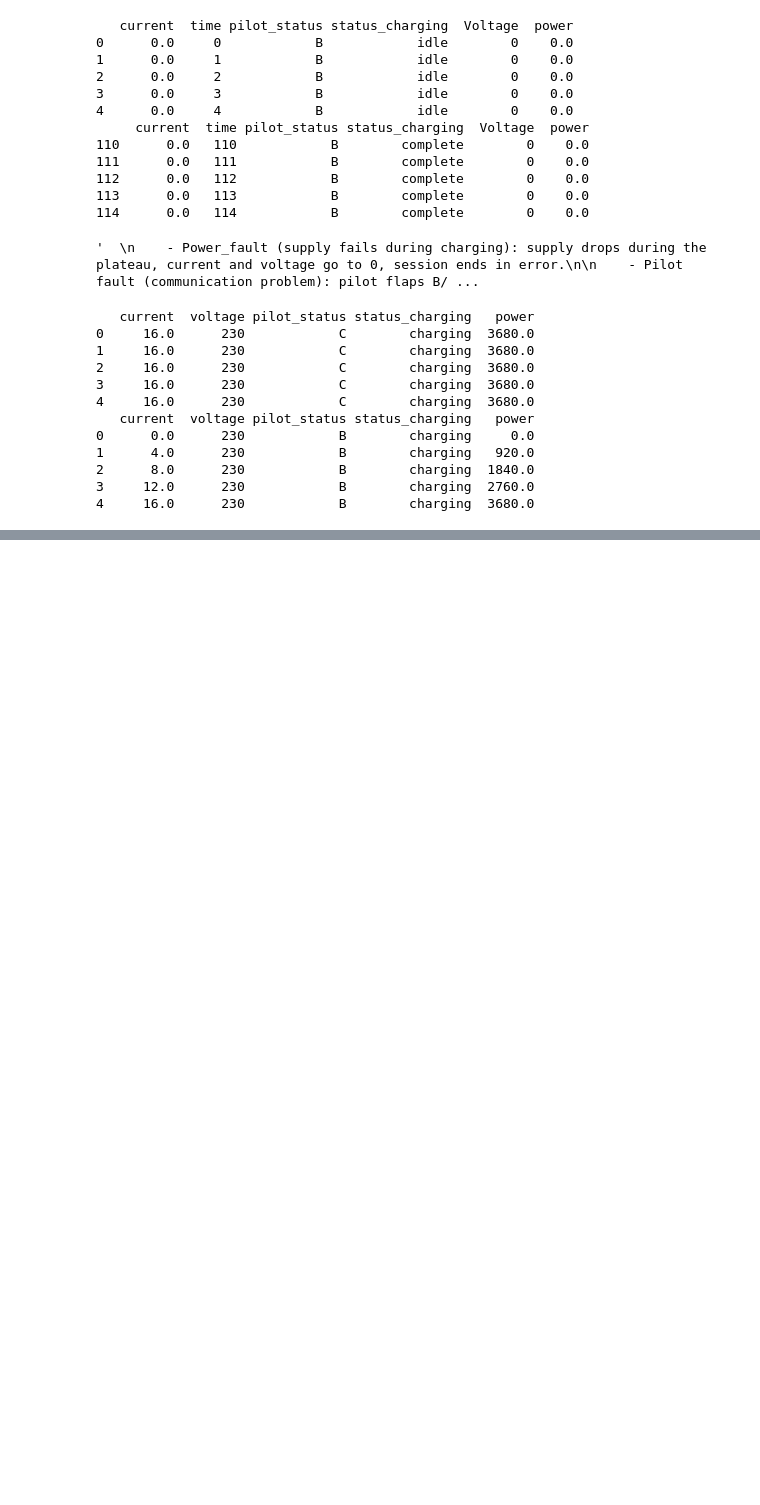
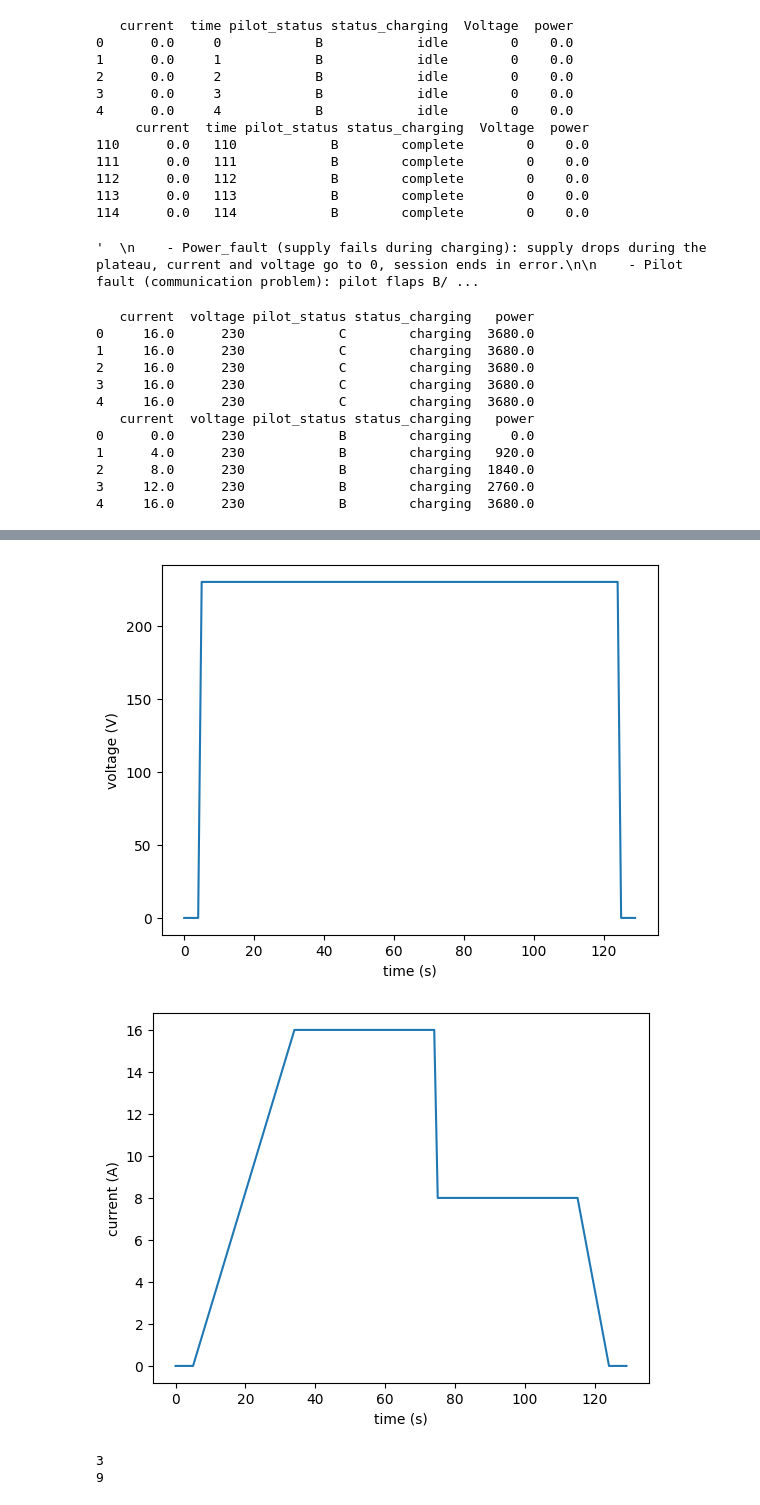
Before and after one commit to CWLCP99/DTU_small_project, a Jupyter notebook: generating_synthetic.ipynb, the cells around one changed output, grey strips where cells are left out. Saved outputs shown, nothing was run; the diff lists cells and outputs as text; code cells hidden in the pictures; blank space fills up the shorter version.

Commit message:
modified a little the graphs

```diff
--- a/generating_synthetic.ipynb
+++ b/generating_synthetic.ipynb
@@ -238,6 +238,27 @@ def simulate_sessions(session_type):
             make_per_phase(60, 16, 16, 230, "C", "charging"), # plateau phase
             make_per_phase(5, 0, 0, 0, "E", "error")   # fault phase
         ]
+    elif session_type == "pilot_fault":
+        phases = [
+            make_per_phase(5, 0, 0, 0, "B", "idle"),             # waiting
+            make_per_phase(30, 0, 16, 230, "C", "charging"),     # ramp up
+            make_per_phase(20, 16, 16, 230, "C", "charging"),    # plateau
+            make_per_phase(3, 0, 0, 0, "B", "interrupted"),      # flap off
+            make_per_phase(10, 16, 16, 230, "C", "charging"),    # flap on
+            make_per_phase(3, 0, 0, 0, "B", "interrupted"),      # flap off
+            make_per_phase(10, 16, 16, 230, "C", "charging"),    # flap on
+            make_per_phase(3, 0, 0, 0, "B", "interrupted"),      # flap off
+            make_per_phase(5, 0, 0, 0, "F", "error"),            # fault
+        ]
+    elif session_type == "thermal_derating":
+        phases = [
+            make_per_phase(5, 0, 0, 0, "B", "idle"),             # waiting
+            make_per_phase(30, 0, 16, 230, "C", "charging"),     # ramp up
+            make_per_phase(40, 16, 16, 230, "C", "charging"),    # plateau
+            make_per_phase(40, 8, 8, 230, "C", "charging"),      # derated
+            make_per_phase(10, 8, 0, 230, "C", "charging"),      # taper
+            make_per_phase(5, 0, 0, 0, "B", "complete"),         # done
+        ]
     else:
         raise ValueError("wrong session type")
 
@@ -247,17 +268,6 @@ def simulate_sessions(session_type):
     df["time"] = np.arange(len(df))
     return df
 
-sessions_reconstruction = simulate_sessions("power_fault")
+sessions_reconstruction = simulate_sessions("thermal_derating")
 print(sessions_reconstruction)
-
-# Plotting the voltage and current behaviors.
-plt.plot(sessions_reconstruction["time"], sessions_reconstruction["voltage"])
-plt.xlabel("time")
-plt.ylabel("voltage")
-plt.show()
-
-plt.plot(sessions_reconstruction["time"], sessions_reconstruction["current"])
-plt.xlabel("time")
-plt.ylabel("current")
-plt.show()
 # %% [output]
@@ -279,0 +288,21 @@ plt.show()
+# %%
+# Plotting the voltage and current behaviors.
+plt.plot(sessions_reconstruction["time"], sessions_reconstruction["voltage"])
+plt.xlabel("time (s)")
+plt.ylabel("voltage (V)")
+plt.show()
+
+plt.plot(sessions_reconstruction["time"], sessions_reconstruction["current"])
+plt.xlabel("time (s)")
+plt.ylabel("current (A)")
+plt.show()
+# %% [output]
+[figure, added]
+[figure, added]
+# %%
+rng = np.random.default_rng(42)
+print(rng.integers(3,11))
+print(rng.integers(3,11))
+# %% [output]
+3
+9
```
Also changed, not shown: parts of 1 cell of this notebook.
